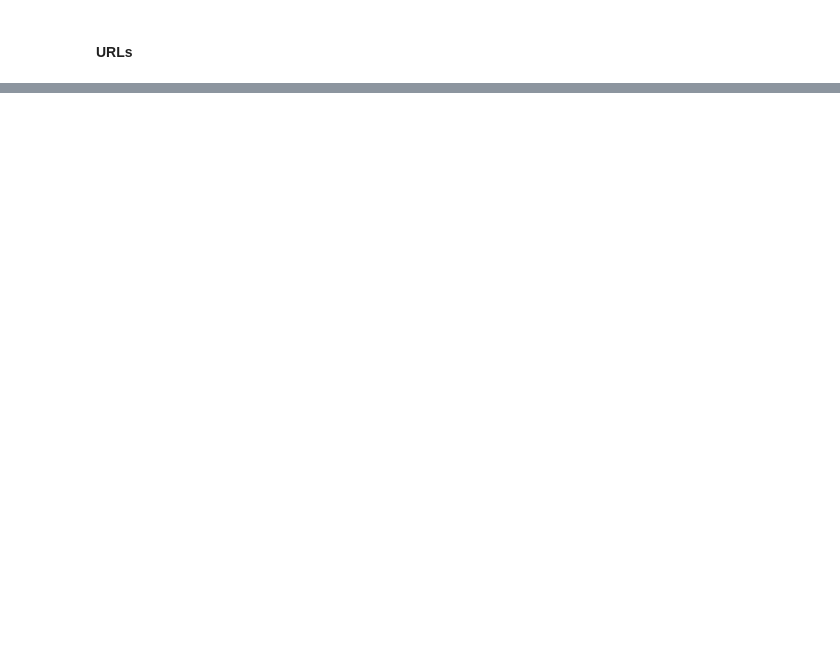
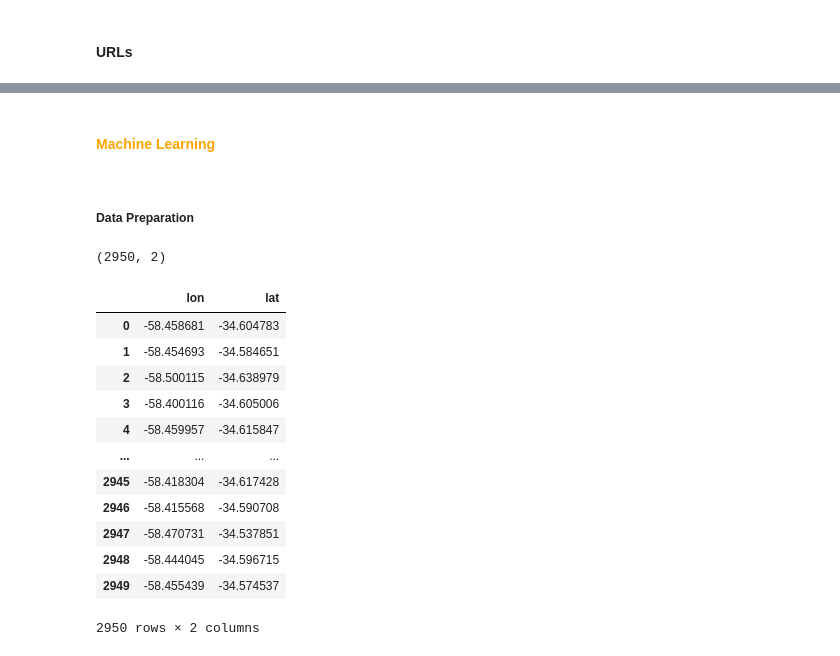
Before and after one commit to tech-ml-quant-luv/Applied_data_science_lab_worldquant, a Jupyter notebook: Project 2 - Housing in Buenos Aires/price _and_location.ipynb, the cells around one changed output, grey strips where cells are left out. Cells and saved outputs as stored; diff of their text form; code cells hidden in the pictures; blank space fills up the shorter version.

```diff
--- a/Project 2 - Housing in Buenos Aires/price _and_location.ipynb
+++ b/Project 2 - Housing in Buenos Aires/price _and_location.ipynb
@@ -114,0 +177,24 @@
+# %% [markdown]
+#### <p style="color:orange">Machine Learning</p>
+# %% [markdown]
+##### Data Preparation
+# %%
+features = ["lon","lat"]
+X_train = df[features]
+print(X_train.shape)
+X_train
+# %% [output]
+(2950, 2)
+|  | lon | lat |
+| 0 | -58.458681 | -34.604783 |
+| 1 | -58.454693 | -34.584651 |
+| 2 | -58.500115 | -34.638979 |
+| 3 | -58.400116 | -34.605006 |
+| 4 | -58.459957 | -34.615847 |
+| ... | ... | ... |
+| 2945 | -58.418304 | -34.617428 |
+| 2946 | -58.415568 | -34.590708 |
+| 2947 | -58.470731 | -34.537851 |
+| 2948 | -58.444045 | -34.596715 |
+| 2949 | -58.455439 | -34.574537 |
+2950 rows × 2 columns
```
Also changed, not shown: parts of 29 cells of this notebook, 1 other file.
